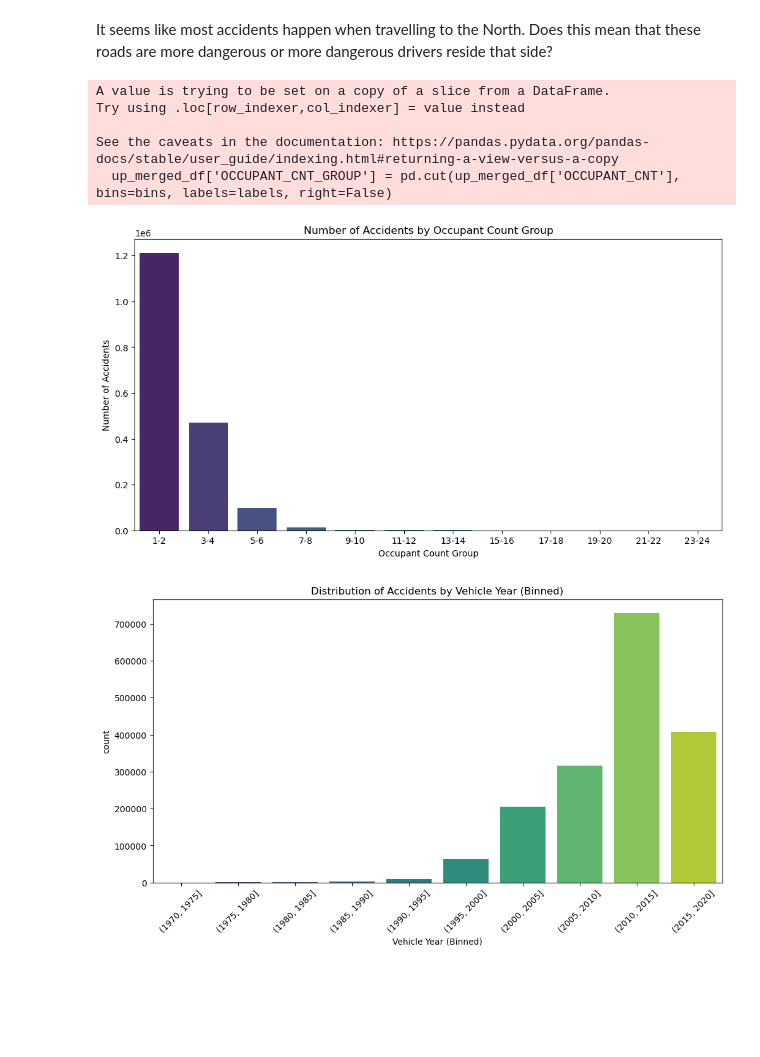
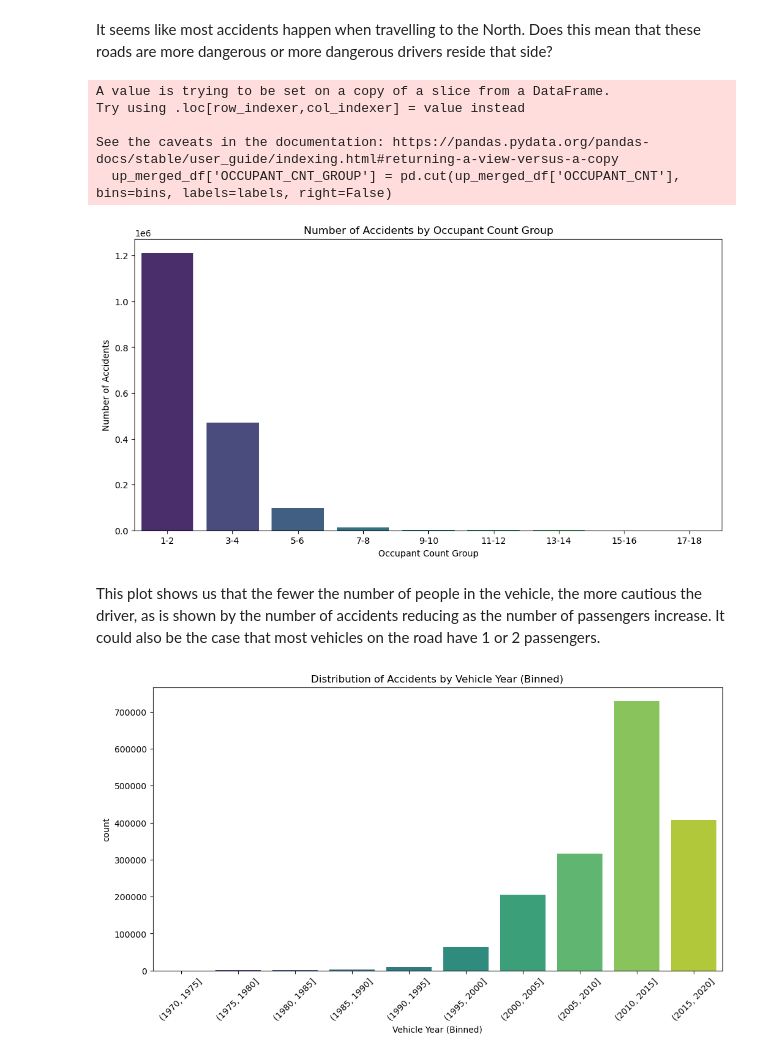
Before and after one commit to William-Itotia/DSC-Chicago-Car-Crash-Analysis, a Jupyter notebook: Project.ipynb, the cells around one changed output. Drawn from its saved outputs; the diff is of its cells as text; code cells hidden in the pictures; blank space fills up the shorter version.

```diff
--- a/Project.ipynb
+++ b/Project.ipynb
@@ -460,7 +460,7 @@ Index(['PERSON_ID', 'PERSON_TYPE', 'CRASH_RECORD_ID', 'VEHICLE_ID',
 Now we need to drop unnecessary columns from this dataset, as it is the final dataset that will be used for modelling. So we will only keep the necessary columns that may help make our model more accurate. Columns like CRASH_RECORD_ID or VEHICLE_ID are not necessary when modelling. The city and state columns are also not needed because all the accidents captured in this data happened in the same region. We also have some duplicate columns that need to be dropped.
 # %%
 #Drop unnecessary columns
-up_merged_df = merged_df.drop(columns=['CRASH_RECORD_ID', 'VEHICLE_ID', 'CITY', 'STATE', 'FIRST_CONTACT_POINT', 'CRASH_DATE_x', 'PERSON_ID', 'ZIPCODE', 'LIC_PLATE_STATE', 'UNIT_NO', 'CRASH_UNIT_ID', 'AIRBAG_DEPLOYED', 'MANEUVER', 'EJECTION', 'SAFETY_EQUIPMENT', 'PHYSICAL_CONDITION', 'UNIT_TYPE'])
+up_merged_df = merged_df.drop(columns=['CRASH_RECORD_ID', 'VEHICLE_ID', 'CITY', 'STATE', 'FIRST_CONTACT_POINT', 'CRASH_DATE_x', 'PERSON_ID', 'ZIPCODE', 'LIC_PLATE_STATE', 'UNIT_NO', 'CRASH_UNIT_ID', 'AIRBAG_DEPLOYED', 'MANEUVER', 'EJECTION', 'SAFETY_EQUIPMENT', 'PHYSICAL_CONDITION', 'UNIT_TYPE', 'MODEL'])
 up_merged_df.head()
 # %% [output]
 |  | PERSON_TYPE | SEX | AGE | DRIVERS_LICENSE_STATE | INJURY_CLASSIFICATION | DRIVER_ACTION | ... |
@@ -479,3 +479,6 @@ up_merged_df['AGE'] = scaler.fit_transform(up_merged_df[['AGE']])
 
 # Replace 'Other' with 'OTHER' in the DRIVER_ACTION column
 up_merged_df['DRIVER_ACTION'] = up_merged_df['DRIVER_ACTION'].replace('Other', 'OTHER')
+
+# Combine the 'TOYOTA' and 'TOYOTA MOTOR COMPANY, LTD' entries
+up_merged_df['MAKE'] = up_merged_df['MAKE'].replace('TOYOTA MOTOR COMPANY, LTD.', 'TOYOTA')
@@ -495,11 +487,20 @@ See the caveats in the documentation: https://pandas.pydata.org/pandas-docs/stab
 
 Before modelling we need to understand our data and to do this we can use visualizations. To try and spot trends and answer some of our objectives even before modelling.
 # %%
-#Heatmap of Accidents by hour and day of week
-up_merged_df['Hour'] = up_merged_df.index.hour + 1
-up_merged_df['DayOfWeek'] = up_merged_df.index.dayofweek + 1 #to ensure starts at 1 not 0
+# Ensure the 'CRASH_DATE_y' column is in datetime format
+up_merged_df['CRASH_DATE_y'] = pd.to_datetime(up_merged_df['CRASH_DATE_y'])
 
+# Set 'CRASH_DATE_y' as the index
+up_merged_df.set_index('CRASH_DATE_y', inplace=True)
+
+# Extract hour and day of week
+up_merged_df['Hour'] = up_merged_df.index.hour
+up_merged_df['DayOfWeek'] = up_merged_df.index.dayofweek + 1  # to ensure it starts at 1 not 0
+
+# Create heatmap data
 heatmap_data = up_merged_df.groupby(['DayOfWeek', 'Hour']).size().unstack()
+
+# Plot heatmap
 plt.figure(figsize=(12, 8))
 sns.heatmap(heatmap_data, cmap='viridis')
 plt.title('Heatmap of Accidents by Hour and Day of Week')
@@ -553,26 +554,28 @@ It seems like most accidents happen when travelling to the North. Does this mean
 # %%
 # Bar plot of count of number of accidents by Occupant Count Group
 
 # Define the bins for occupant count
-bins = [0, 2, 4, 6, 8, 10, 12, 14, 16, 18, 20, 22, 24]
+bins = [0, 2, 4, 6, 8, 10, 12, 14, 16, 18]
 
 # Create labels for the bins
-labels = ['1-2', '3-4', '5-6', '7-8', '9-10', '11-12', '13-14', '15-16', '17-18', '19-20', '21-22', '23-24']
+labels = ['1-2', '3-4', '5-6', '7-8', '9-10', '11-12', '13-14', '15-16', '17-18']
 
 # Add a new column to the DataFrame with the bin labels
 up_merged_df['OCCUPANT_CNT_GROUP'] = pd.cut(up_merged_df['OCCUPANT_CNT'], bins=bins, labels=labels, right=False)
 
 plt.figure(figsize=(12, 6))
 sns.countplot(x='OCCUPANT_CNT_GROUP', data=up_merged_df, palette='viridis')
 plt.title('Number of Accidents by Occupant Count Group')
 plt.xlabel('Occupant Count Group')
 plt.ylabel('Number of Accidents')
 plt.show()
 # %% [output]
 A value is trying to be set on a copy of a slice from a DataFrame.
 Try using .loc[row_indexer,col_indexer] = value instead
 
 See the caveats in the documentation: https://pandas.pydata.org/pandas-docs/stable/user_guide/indexing.html#returning-a-view-versus-a-copy
   up_merged_df['OCCUPANT_CNT_GROUP'] = pd.cut(up_merged_df['OCCUPANT_CNT'], bins=bins, labels=labels, right=False)
-[figure, old version]
+[figure, new version]
+# %% [markdown]
+This plot shows us that the fewer the number of people in the vehicle, the more cautious the driver, as is shown by the number of accidents reducing as the number of passengers increase. It could also be the case that most vehicles on the road have 1 or 2 passengers.
 # %%
```
Also changed, not shown: parts of 8 cells of this notebook.
